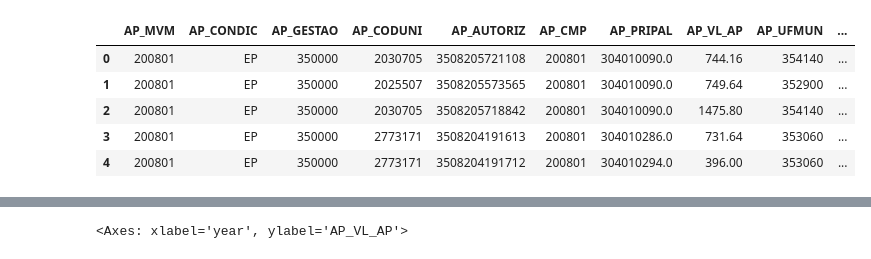
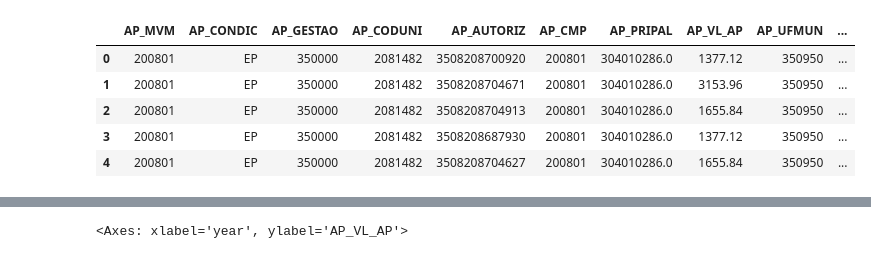
Before and after one commit to gustavo-moretto/rt_datasus, a Jupyter notebook: apac_radiotherapy.ipynb, the cells around one changed output, grey strips where cells are left out. Drawn from its saved outputs; the diff is of its cells as text; code cells hidden in the pictures.

```diff
--- a/apac_radiotherapy.ipynb
+++ b/apac_radiotherapy.ipynb
@@ -114,10 +135,14 @@ data = pd.read_csv("C:\\Users\\175 MX\\Documents\\Gustavo\\datasus\\files\\data_
 # %%
 data['year'] = data['AP_MVM'].apply(lambda x: str(x)[:4])
-data.head()
+data['year'] = data['year'].astype(int)
-# %% [output]
-|  | AP_MVM | AP_CONDIC | AP_GESTAO | AP_CODUNI | AP_AUTORIZ | AP_CMP | AP_PRIPAL | AP_VL_AP | AP_UFMUN | ... |
-| 0 | 200801 | EP | 350000 | 2030705 | 3508205721108 | 200801 | 304010090.0 | 744.16 | 354140 | ... |
-| 1 | 200801 | EP | 350000 | 2025507 | 3508205573565 | 200801 | 304010090.0 | 749.64 | 352900 | ... |
-| 2 | 200801 | EP | 350000 | 2030705 | 3508205718842 | 200801 | 304010090.0 | 1475.80 | 354140 | ... |
-| 3 | 200801 | EP | 350000 | 2773171 | 3508204191613 | 200801 | 304010286.0 | 731.64 | 353060 | ... |
-| 4 | 200801 | EP | 350000 | 2773171 | 3508204191712 | 200801 | 304010294.0 | 396.00 | 353060 | ... |
+# %%
+aux = data[data['AP_CODUNI'] == 2081482].reset_index(drop=True)
+# %%
+aux.head()
+# %% [output]
+|  | AP_MVM | AP_CONDIC | AP_GESTAO | AP_CODUNI | AP_AUTORIZ | AP_CMP | AP_PRIPAL | AP_VL_AP | AP_UFMUN | ... |
+| 0 | 200801 | EP | 350000 | 2081482 | 3508208700920 | 200801 | 304010286.0 | 1377.12 | 350950 | ... |
+| 1 | 200801 | EP | 350000 | 2081482 | 3508208704671 | 200801 | 304010286.0 | 3153.96 | 350950 | ... |
+| 2 | 200801 | EP | 350000 | 2081482 | 3508208704913 | 200801 | 304010286.0 | 1655.84 | 350950 | ... |
+| 3 | 200801 | EP | 350000 | 2081482 | 3508208687930 | 200801 | 304010286.0 | 1377.12 | 350950 | ... |
+| 4 | 200801 | EP | 350000 | 2081482 | 3508208704627 | 200801 | 304010286.0 | 1655.84 | 350950 | ... |
```
Also changed, not shown: parts of 13 cells of this notebook, 29 other files.
